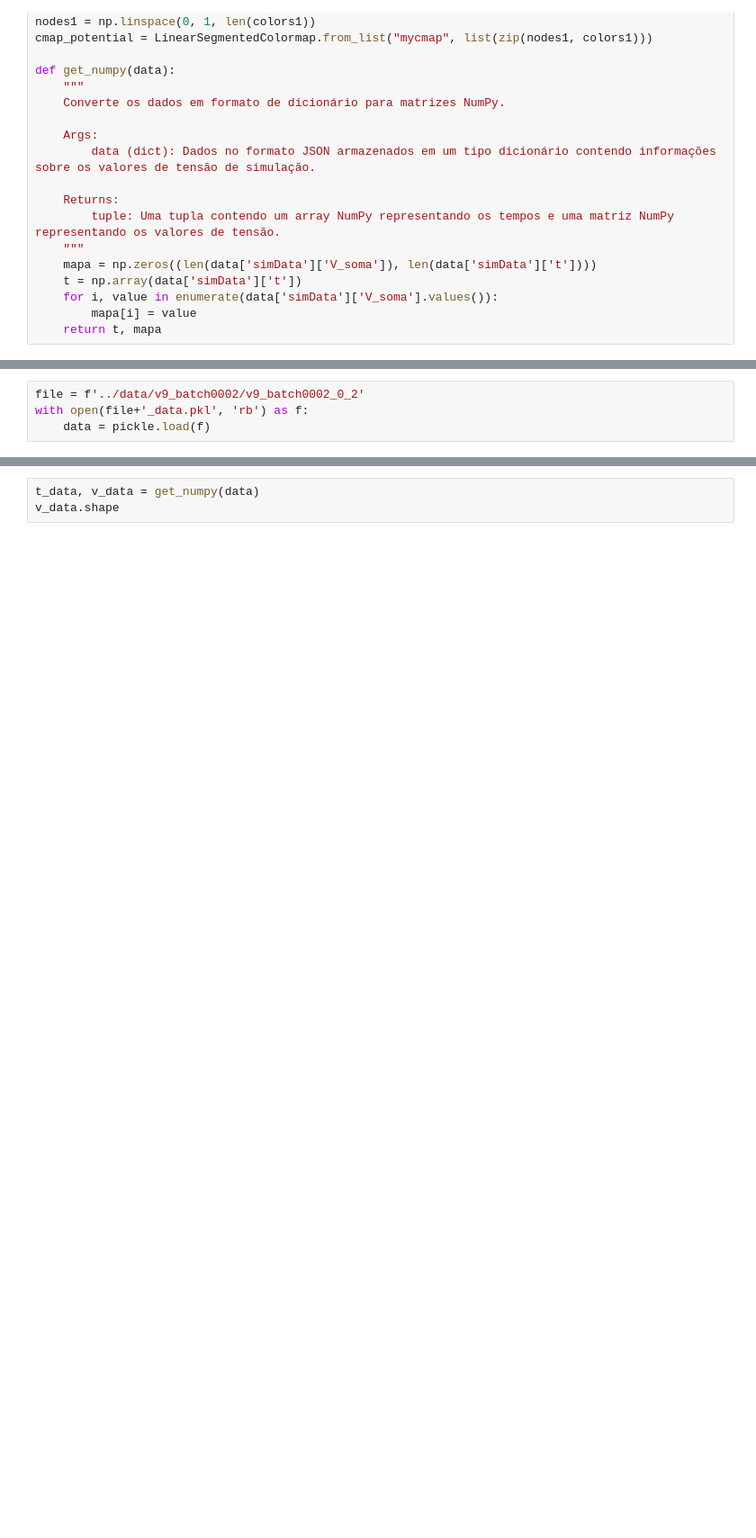
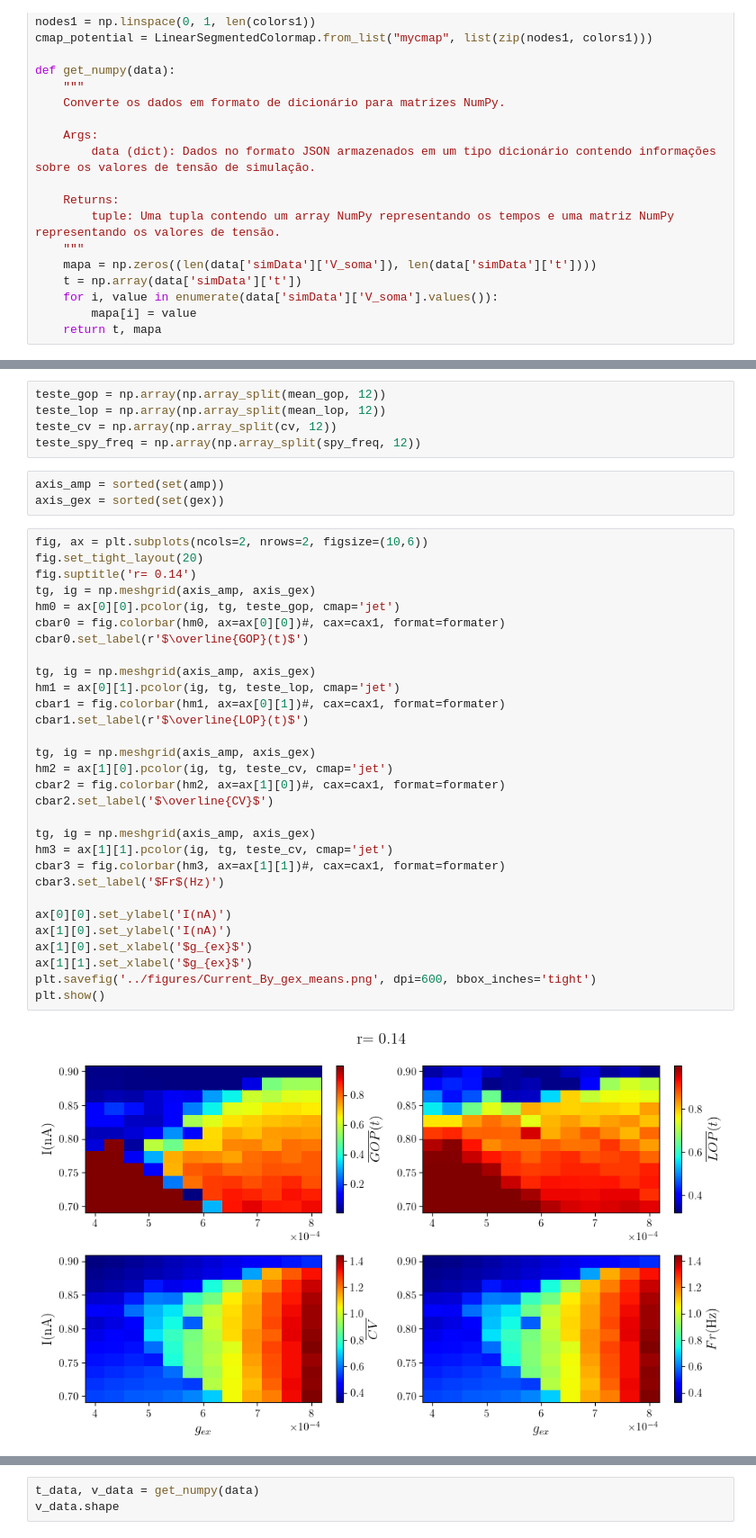
Before and after one commit to FernandoSBorges/chimeras, a Jupyter notebook: notebooks/analises_dissertacao.ipynb, the cells around one changed output, grey strips where cells are left out. Shown at 90% size. Cells and saved outputs as stored; diff of their text form; blank space fills up the shorter version.

Commit message:
backup batches working

```diff
--- a/notebooks/analises_dissertacao.ipynb
+++ b/notebooks/analises_dissertacao.ipynb
@@ -650,4 +623,0 @@ for batch in range(1,101):
-# %%
-file = f'../data/v9_batch0002/v9_batch0002_0_2'
-with open(file+'_data.pkl', 'rb') as f:
-    data = pickle.load(f)
@@ -843,0 +649,40 @@ def get_numpy(data):
+# %%
+teste_gop = np.array(np.array_split(mean_gop, 12))
+teste_lop = np.array(np.array_split(mean_lop, 12))
+teste_cv = np.array(np.array_split(cv, 12))
+teste_spy_freq = np.array(np.array_split(spy_freq, 12))
+# %%
+axis_amp = sorted(set(amp))
+axis_gex = sorted(set(gex))
+# %%
+fig, ax = plt.subplots(ncols=2, nrows=2, figsize=(10,6))
+fig.set_tight_layout(20)
+fig.suptitle('r= 0.14')
+tg, ig = np.meshgrid(axis_amp, axis_gex)
+hm0 = ax[0][0].pcolor(ig, tg, teste_gop, cmap='jet')
+cbar0 = fig.colorbar(hm0, ax=ax[0][0])#, cax=cax1, format=formater)
+cbar0.set_label(r'$\overline{GOP}(t)$')
+
+tg, ig = np.meshgrid(axis_amp, axis_gex)
+hm1 = ax[0][1].pcolor(ig, tg, teste_lop, cmap='jet')
+cbar1 = fig.colorbar(hm1, ax=ax[0][1])#, cax=cax1, format=formater)
+cbar1.set_label(r'$\overline{LOP}(t)$')
+
+tg, ig = np.meshgrid(axis_amp, axis_gex)
+hm2 = ax[1][0].pcolor(ig, tg, teste_cv, cmap='jet')
+cbar2 = fig.colorbar(hm2, ax=ax[1][0])#, cax=cax1, format=formater)
+cbar2.set_label('$\overline{CV}$')
+
+tg, ig = np.meshgrid(axis_amp, axis_gex)
+hm3 = ax[1][1].pcolor(ig, tg, teste_cv, cmap='jet')
+cbar3 = fig.colorbar(hm3, ax=ax[1][1])#, cax=cax1, format=formater)
+cbar3.set_label('$Fr$(Hz)')
+
+ax[0][0].set_ylabel('I(nA)')
+ax[1][0].set_ylabel('I(nA)')
+ax[1][0].set_xlabel('$g_{ex}$')
+ax[1][1].set_xlabel('$g_{ex}$')
+plt.savefig('../figures/Current_By_gex_means.png', dpi=600, bbox_inches='tight')
+plt.show()
+# %% [output]
+[figure, added]
```
Also changed, not shown: parts of 34 cells of this notebook, 12 other files.
